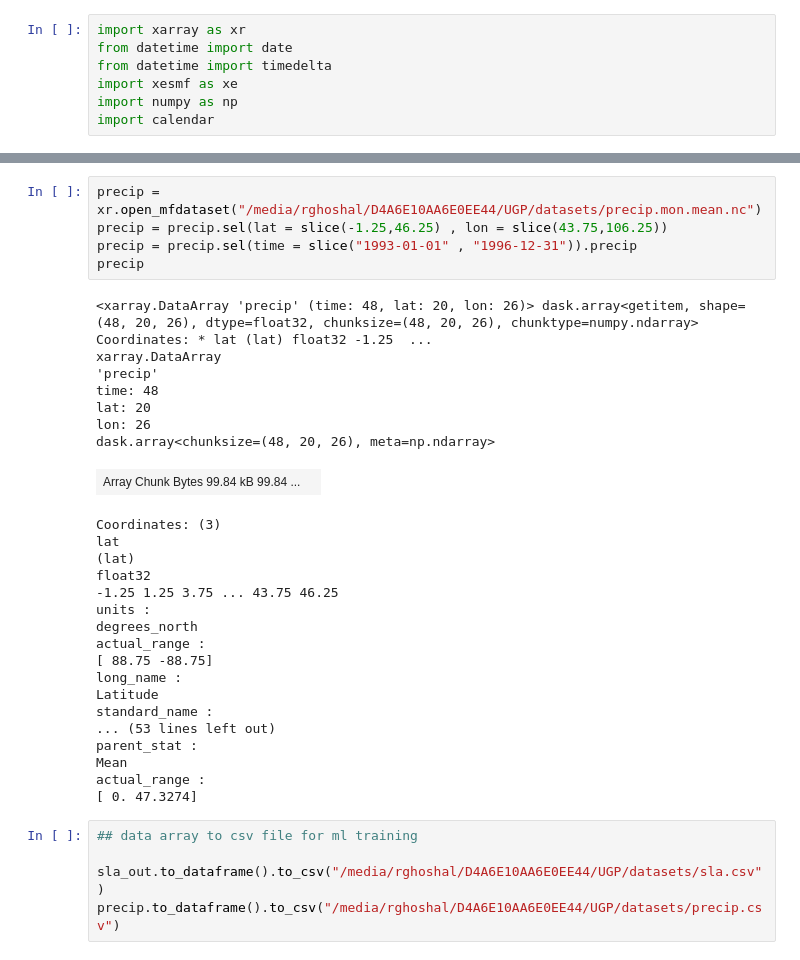
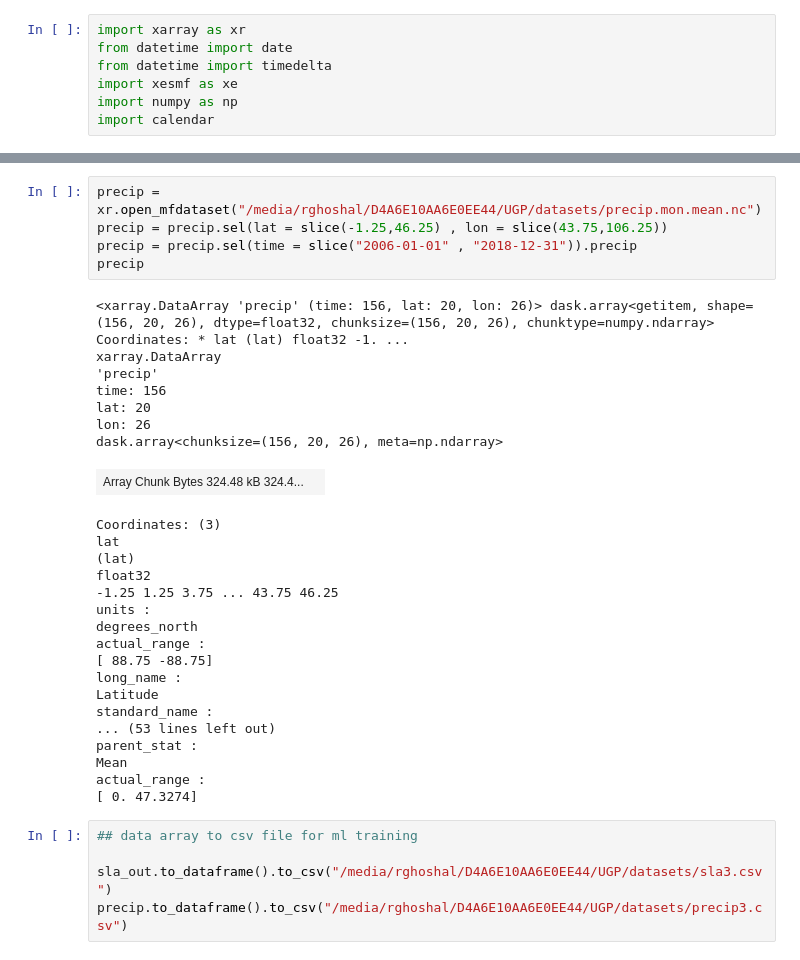
Before and after one commit to rghoshal18/ugpcode, a Jupyter notebook: regrid.ipynb, the cells around one changed output, grey strips where cells are left out. Saved outputs shown, nothing was run; the diff lists cells and outputs as text.

Commit message:
Changed code CMEMS data

```diff
--- a/regrid.ipynb
+++ b/regrid.ipynb
@@ -80,17 +80,17 @@ bilinear
 # %%
 precip = xr.open_mfdataset("/media/rghoshal/D4A6E10AA6E0EE44/UGP/datasets/precip.mon.mean.nc")
 precip = precip.sel(lat = slice(-1.25,46.25) , lon = slice(43.75,106.25))
-precip = precip.sel(time = slice("1993-01-01" , "1996-12-31")).precip
+precip = precip.sel(time = slice("2006-01-01" , "2018-12-31")).precip
 precip
 # %% [output]
-<xarray.DataArray 'precip' (time: 48, lat: 20, lon: 26)> dask.array<getitem, shape=(48, 20, 26), dtype=float32, chunksize=(48, 20, 26), chunktype=numpy.ndarray> Coordinates: * lat (lat) float32 -1.25  ...
+<xarray.DataArray 'precip' (time: 156, lat: 20, lon: 26)> dask.array<getitem, shape=(156, 20, 26), dtype=float32, chunksize=(156, 20, 26), chunktype=numpy.ndarray> Coordinates: * lat (lat) float32 -1. ...
 xarray.DataArray
 'precip'
-time: 48
+time: 156
 lat: 20
 lon: 26
-dask.array<chunksize=(48, 20, 26), meta=np.ndarray>
+dask.array<chunksize=(156, 20, 26), meta=np.ndarray>
-| Array Chunk Bytes 99.84 kB 99.84 ... |  |
+| Array Chunk Bytes 324.48 kB 324.4... |  |
 Coordinates: (3)
 lat
 (lat)
@@ -111,5 +111,5 @@ actual_range :
 # %%
 ## data array to csv file for ml training
 
-sla_out.to_dataframe().to_csv("/media/rghoshal/D4A6E10AA6E0EE44/UGP/datasets/sla.csv")
-precip.to_dataframe().to_csv("/media/rghoshal/D4A6E10AA6E0EE44/UGP/datasets/precip.csv")
+sla_out.to_dataframe().to_csv("/media/rghoshal/D4A6E10AA6E0EE44/UGP/datasets/sla3.csv")
+precip.to_dataframe().to_csv("/media/rghoshal/D4A6E10AA6E0EE44/UGP/datasets/precip3.csv")
```
Also changed, not shown: parts of 2 cells of this notebook, 1 other file.
